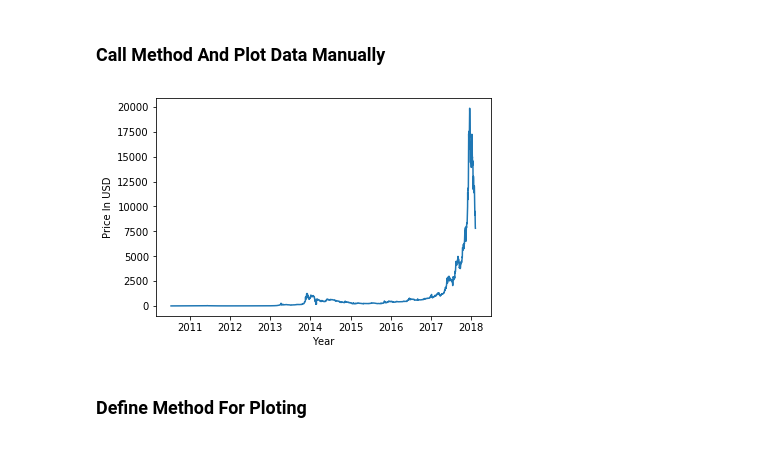
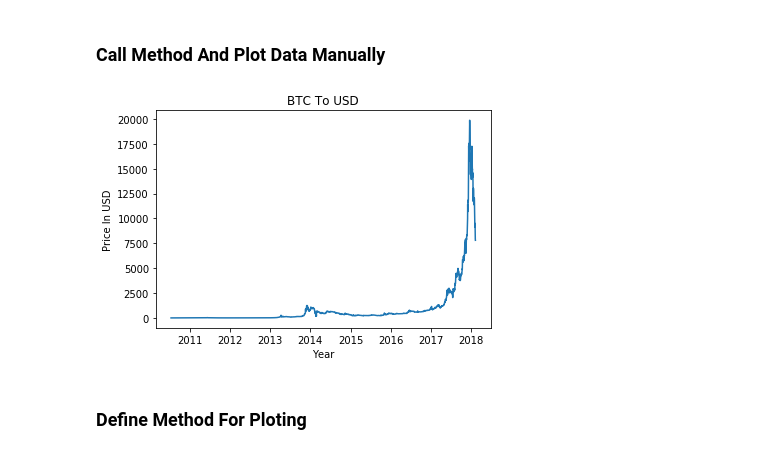
Before and after one commit to ghulamMustafaRaza/Python-tensorflow-practice, a Jupyter notebook: Python Crypto Assignment 1.ipynb, the cells around one changed output. Cells and saved outputs as stored; diff of their text form; code cells hidden in the pictures.

```diff
--- a/Python Crypto Assignment 1.ipynb
+++ b/Python Crypto Assignment 1.ipynb
@@ -27,12 +27,13 @@ def daily_price_historical(symbol, comparison_symbol, all_data=False, limit=1, a
 # %%
 data = daily_price_historical('BTC', 'USD', all_data=True)
 # print (data.high, data.timestamp)
 plt.plot(data.timestamp, data.high)
+plt.title('BTC To USD')
 plt.ylabel('Price In USD')
 plt.xlabel('Year')
 plt.show()
 # %% [output]
-[figure, old version]
+[figure, new version]
 # %% [markdown]
 ### Define Method For Ploting
 # %%
```
Also changed, not shown: parts of 3 cells of this notebook, 3 other files.
